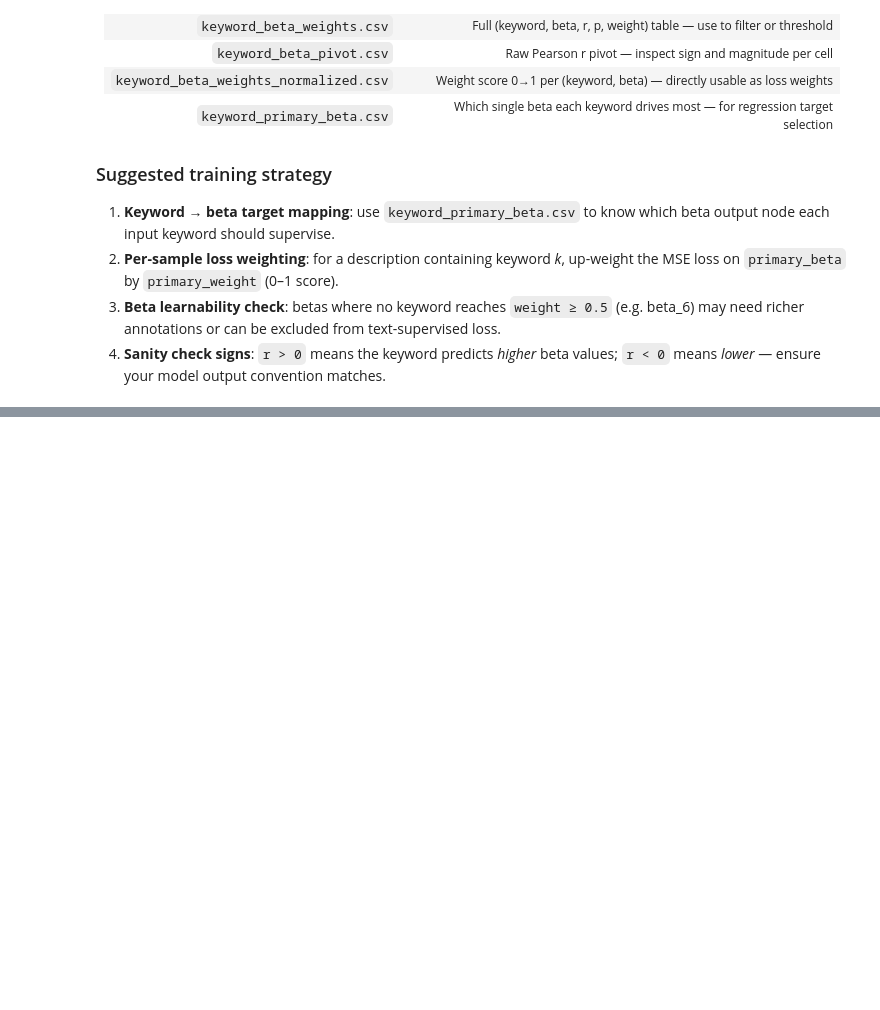
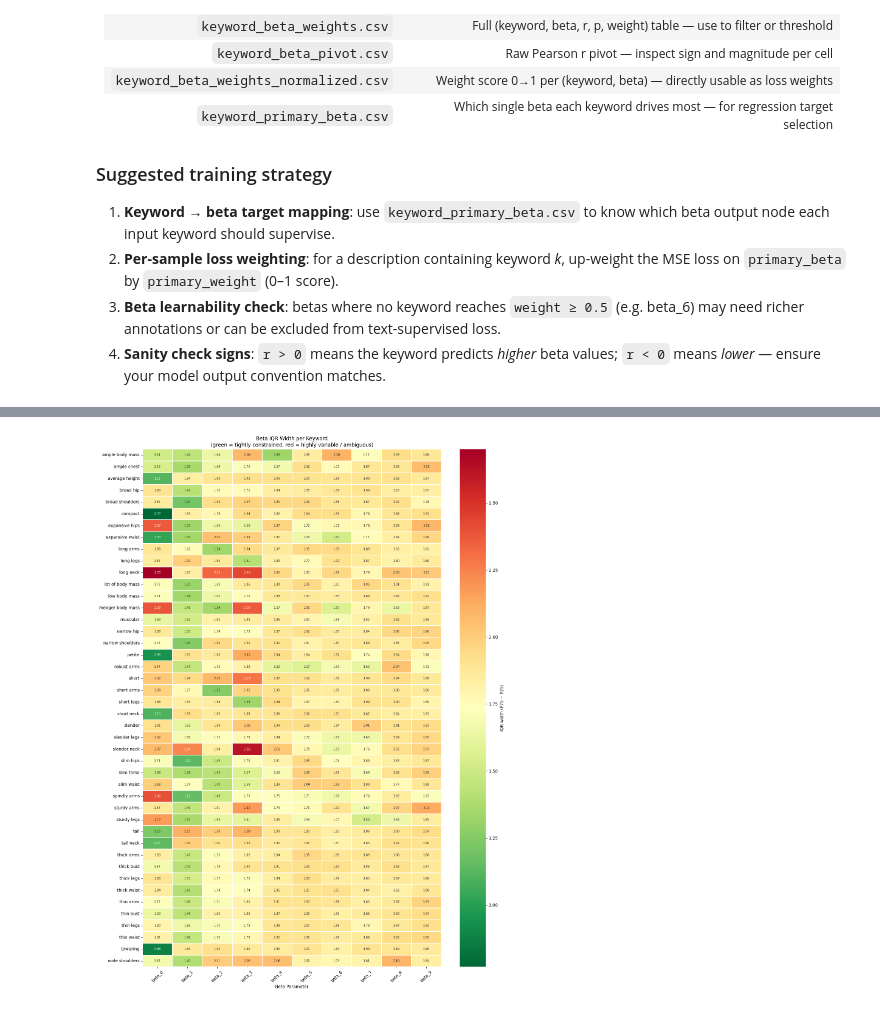
Before and after one commit to davidlai0522/BodyShapeGPT, a Jupyter notebook: scripts/body_shape_analysis.ipynb, the cells around one changed output, grey strips where cells are left out. Drawn from its saved outputs; the diff is of its cells as text; code cells hidden in the pictures; blank space fills up the shorter version.

```diff
--- a/scripts/body_shape_analysis.ipynb
+++ b/scripts/body_shape_analysis.ipynb
@@ -579,0 +704,26 @@ Saved primary-beta table     → /home/schaeffler-pte-ltd/david_ws/BodyShapeGPT/
+# %%
+
+# ── Heatmap: IQR width per keyword × beta ─────────────────────────────────
+# Wide IQR → that beta is loosely constrained by the keyword (high ambiguity).
+# Narrow IQR → that beta is tightly constrained (strong cue).
+
+iqr_pivot = range_df.pivot(index="keyword", columns="beta", values="iqr_width")[ordered_cols]
+
+fig, ax = plt.subplots(figsize=(14, max(6, len(kept_keywords) * 0.42)))
+sns.heatmap(
+    iqr_pivot,
+    cmap="RdYlGn_r",      # red = wide/ambiguous, green = tight/informative
+    annot=True, fmt=".2f",
+    annot_kws={"size": 7},
+    linewidths=0.3,
+    ax=ax,
+    cbar_kws={"label": "IQR width (P75 − P25)"},
+)
+ax.set_title("Beta IQR Width per Keyword\n(green = tightly constrained, red = highly variable / ambiguous)", fontsize=12)
+ax.set_xlabel("Beta Parameter")
+ax.set_ylabel("")
+ax.tick_params(axis="x", rotation=45)
+plt.tight_layout()
+plt.show()
+# %% [output]
+[figure, added]
```
Also changed, not shown: parts of 5 cells of this notebook, 11 other files.
